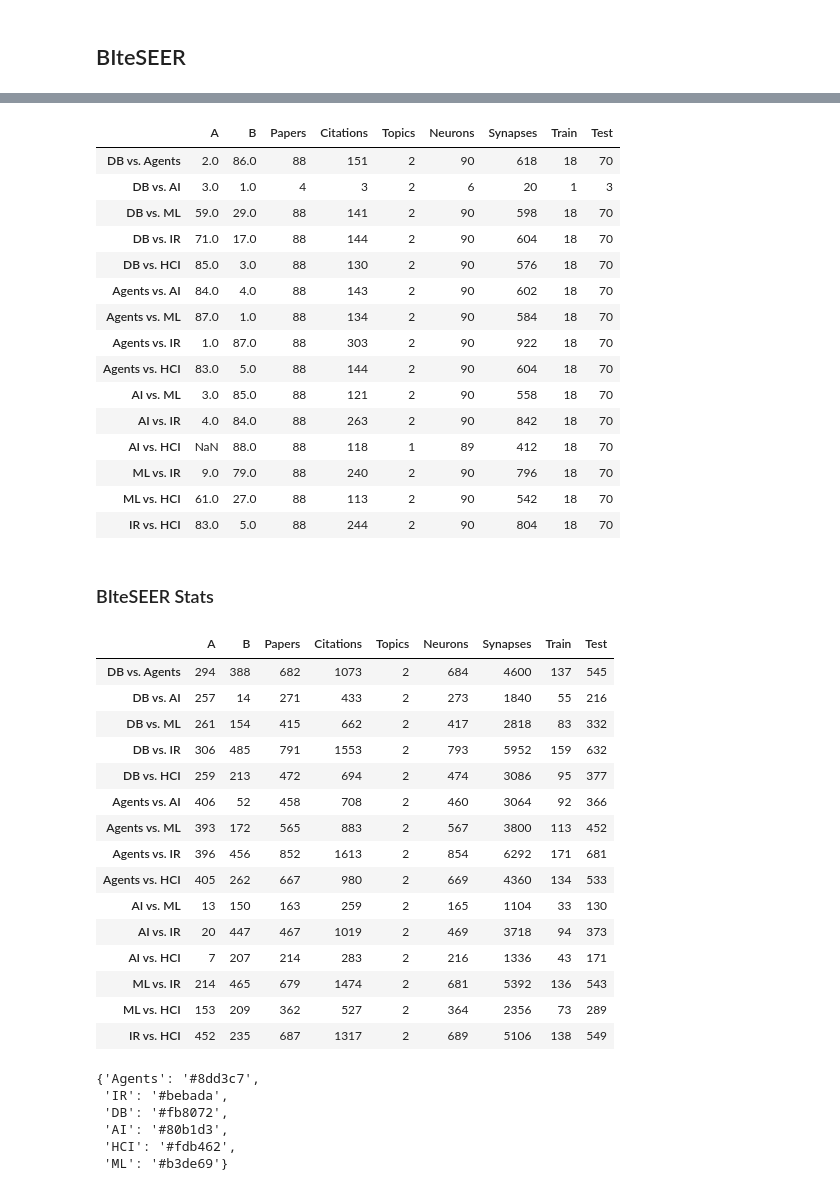
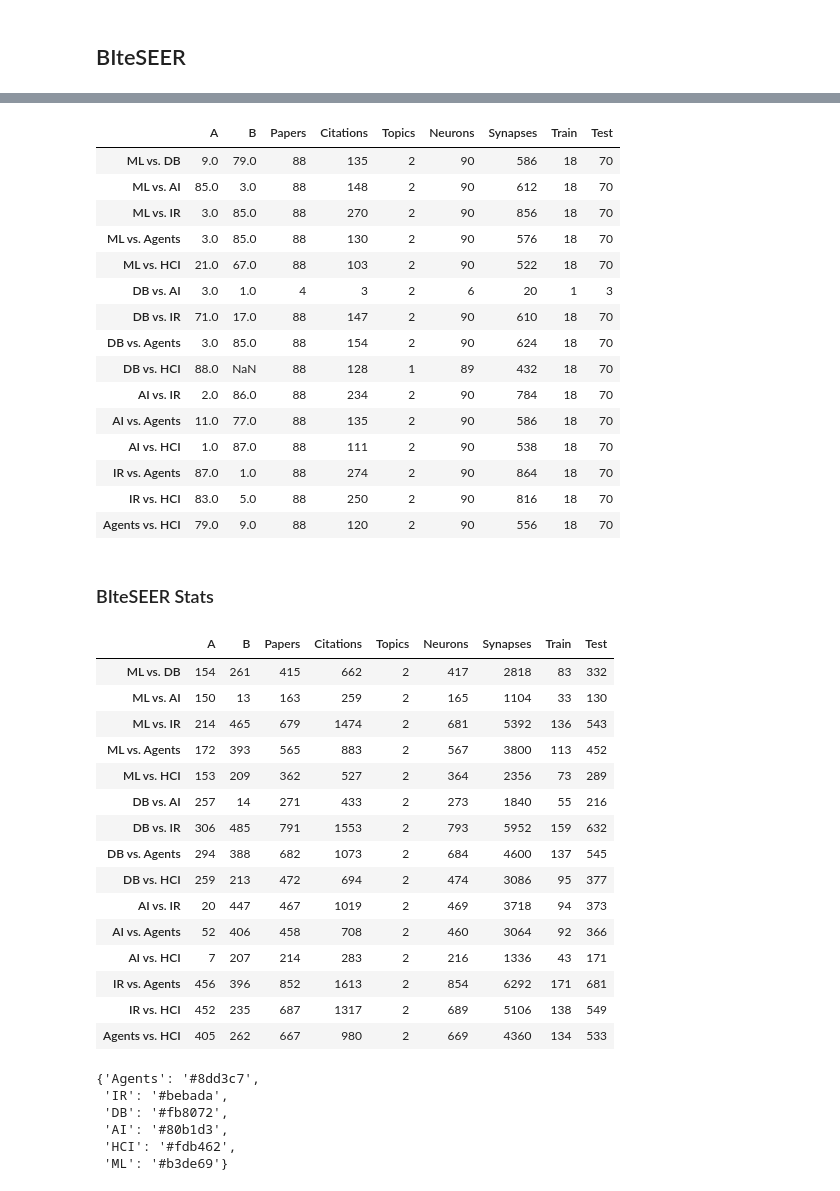
Before and after one commit to prasannadate/sgnn-superneuro, a Jupyter notebook: miniseer_maker.ipynb, the cells around one changed output, grey strips where cells are left out. Saved outputs shown, nothing was run; the diff lists cells and outputs as text; code cells hidden in the pictures.

```diff
--- a/miniseer_maker.ipynb
+++ b/miniseer_maker.ipynb
@@ -180,7 +190,7 @@ def writeout(papers, path_stem, train_idxs=None, test_idxs=None, metadata=''):
     with open(path.with_suffix('.cites'), 'w') as f:
         for paper in papers.values():
             for cite in paper.citations:
-                f.write(f"{paper.idx:s}\t{cite:s}\n")
+                f.write(f"{cite:s}\t{paper.idx:s}\n")
     if train_idxs is not None and test_idxs is not None:
         train_idxs = [str(idx) for idx in train_idxs]
         test_idxs = [str(idx) for idx in test_idxs]
@@ -250,7 +260,7 @@ def spider_papers(
     elif isinstance(rng, int):
         rng = np.random.default_rng(rng)
 
-    seed = rng.choice(list(papers)) if seed is None else seed
+    seed: int | str | Paper = rng.choice(list(papers)) if seed is None else seed
     new_papers: dict[str | int, Paper] = {}
     # A paper is terminal if all its citations are in new_papers
     terminals = set()
@@ -515,6 +541,6 @@ Text(0.5, 0, 'Number of Papers Cited (out-degree)')
 #         new[label]
 # %%
 alabels = sorted(labels)
-combos = list(it.combinations(labels, 2))
+combos = sorted(list(it.combinations(labels, 2)))
 [' vs. '.join(pair) for pair in combos]
 # %% [output]
@@ -560,7 +586,7 @@ for combo in combos:
 categories = pd.DataFrame({k: pd.Series(topics_counts(v[0], k)) for k, v in bites.items()}).T
 cols = ['Papers', 'Citations', 'Topics', 'Neurons', 'Synapses', 'Train', 'Test']
 stats = pd.DataFrame(columns=cols)
-for key, (dataset, train_idxs, test_idxs) in bites.items():
+for key, (dataset, train_idxs, _test_idxs) in bites.items():
     n_papers, n_citations, n_topics, neurons, synapses, n_train, n_test = how_many(dataset, train_idxs, do_print=False)
     stats.loc[key] = pd.Series([n_papers, n_citations, n_topics, neurons, synapses, n_train, n_test], index=cols)
 
@@ -569,21 +595,21 @@ pd.concat([categories, stats], axis=1)
 # categories
 # %% [output]
 |  | A | B | Papers | Citations | Topics | Neurons | Synapses | Train | Test |
-| DB vs. Agents | 2.0 | 86.0 | 88 | 151 | 2 | 90 | 618 | 18 | 70 |
+| ML vs. DB | 9.0 | 79.0 | 88 | 135 | 2 | 90 | 586 | 18 | 70 |
+| ML vs. AI | 85.0 | 3.0 | 88 | 148 | 2 | 90 | 612 | 18 | 70 |
+| ML vs. IR | 3.0 | 85.0 | 88 | 270 | 2 | 90 | 856 | 18 | 70 |
+| ML vs. Agents | 3.0 | 85.0 | 88 | 130 | 2 | 90 | 576 | 18 | 70 |
+| ML vs. HCI | 21.0 | 67.0 | 88 | 103 | 2 | 90 | 522 | 18 | 70 |
 | DB vs. AI | 3.0 | 1.0 | 4 | 3 | 2 | 6 | 20 | 1 | 3 |
-| DB vs. ML | 59.0 | 29.0 | 88 | 141 | 2 | 90 | 598 | 18 | 70 |
-| DB vs. IR | 71.0 | 17.0 | 88 | 144 | 2 | 90 | 604 | 18 | 70 |
-| DB vs. HCI | 85.0 | 3.0 | 88 | 130 | 2 | 90 | 576 | 18 | 70 |
-| Agents vs. AI | 84.0 | 4.0 | 88 | 143 | 2 | 90 | 602 | 18 | 70 |
-| Agents vs. ML | 87.0 | 1.0 | 88 | 134 | 2 | 90 | 584 | 18 | 70 |
-| Agents vs. IR | 1.0 | 87.0 | 88 | 303 | 2 | 90 | 922 | 18 | 70 |
-| Agents vs. HCI | 83.0 | 5.0 | 88 | 144 | 2 | 90 | 604 | 18 | 70 |
-| AI vs. ML | 3.0 | 85.0 | 88 | 121 | 2 | 90 | 558 | 18 | 70 |
-| AI vs. IR | 4.0 | 84.0 | 88 | 263 | 2 | 90 | 842 | 18 | 70 |
-| AI vs. HCI | NaN | 88.0 | 88 | 118 | 1 | 89 | 412 | 18 | 70 |
-| ML vs. IR | 9.0 | 79.0 | 88 | 240 | 2 | 90 | 796 | 18 | 70 |
-| ML vs. HCI | 61.0 | 27.0 | 88 | 113 | 2 | 90 | 542 | 18 | 70 |
-| IR vs. HCI | 83.0 | 5.0 | 88 | 244 | 2 | 90 | 804 | 18 | 70 |
+| DB vs. IR | 71.0 | 17.0 | 88 | 147 | 2 | 90 | 610 | 18 | 70 |
+| DB vs. Agents | 3.0 | 85.0 | 88 | 154 | 2 | 90 | 624 | 18 | 70 |
+| DB vs. HCI | 88.0 | NaN | 88 | 128 | 1 | 89 | 432 | 18 | 70 |
+| AI vs. IR | 2.0 | 86.0 | 88 | 234 | 2 | 90 | 784 | 18 | 70 |
+| AI vs. Agents | 11.0 | 77.0 | 88 | 135 | 2 | 90 | 586 | 18 | 70 |
+| AI vs. HCI | 1.0 | 87.0 | 88 | 111 | 2 | 90 | 538 | 18 | 70 |
+| IR vs. Agents | 87.0 | 1.0 | 88 | 274 | 2 | 90 | 864 | 18 | 70 |
+| IR vs. HCI | 83.0 | 5.0 | 88 | 250 | 2 | 90 | 816 | 18 | 70 |
+| Agents vs. HCI | 79.0 | 9.0 | 88 | 120 | 2 | 90 | 556 | 18 | 70 |
 # %% [markdown]
 ### BIteSEER Stats
 # %%
@@ -591,49 +617,49 @@ pd.concat([categories, stats], axis=1)
 
 bites = {}
 
 for combo in combos:
     new_idxs = [paper.idx for paper in miniseer.values() if paper.label in combo]
     bite, _removed = rebuild(copy.deepcopy(miniseer), new_idxs)  # rebuild after removing papers not in combo
     largest_component = sorted(components_undirected(bite), key=len, reverse=True)[0]
     bite, _removed = rebuild(bite, largest_component)  # rebuild after removing all but largest component
     # bite = cull_papers(bite, 88, rng=seed)
     new_train_idxs, new_test_idxs = train_test_split_indices(bite, test_size=0.8, rng=seed)
 
     bites[' vs. '.join(combo)] = (bite, new_train_idxs, new_test_idxs)
 
 
 for key, (dataset, train_idxs, test_idxs) in bites.items():
     name = key.replace(' vs. ', '_')
     writeout(dataset, f'data/biteseer/{name}', train_idxs, test_idxs, f"seed: {seed}")
 
 
 categories = pd.DataFrame({k: pd.Series(topics_counts(v[0], k)) for k, v in bites.items()}).T
 cols = ['Papers', 'Citations', 'Topics', 'Neurons', 'Synapses', 'Train', 'Test']
 stats = pd.DataFrame(columns=cols)
-for key, (dataset, train_idxs, test_idxs) in bites.items():
+for key, (dataset, train_idxs, _test_idxs) in bites.items():
     n_papers, n_citations, n_topics, neurons, synapses, n_train, n_test = how_many(dataset, train_idxs, do_print=False)
     stats.loc[key] = pd.Series([n_papers, n_citations, n_topics, neurons, synapses, n_train, n_test], index=cols)
 
 pd.concat([categories, stats], axis=1)
 # pd.concat([categories, pd.Series({'C': 999, 'D': 0}, name='ML vs. DB')], axis=1)
 # categories
 # %% [output]
 |  | A | B | Papers | Citations | Topics | Neurons | Synapses | Train | Test |
+| ML vs. DB | 154 | 261 | 415 | 662 | 2 | 417 | 2818 | 83 | 332 |
+| ML vs. AI | 150 | 13 | 163 | 259 | 2 | 165 | 1104 | 33 | 130 |
+| ML vs. IR | 214 | 465 | 679 | 1474 | 2 | 681 | 5392 | 136 | 543 |
+| ML vs. Agents | 172 | 393 | 565 | 883 | 2 | 567 | 3800 | 113 | 452 |
+| ML vs. HCI | 153 | 209 | 362 | 527 | 2 | 364 | 2356 | 73 | 289 |
+| DB vs. AI | 257 | 14 | 271 | 433 | 2 | 273 | 1840 | 55 | 216 |
+| DB vs. IR | 306 | 485 | 791 | 1553 | 2 | 793 | 5952 | 159 | 632 |
 | DB vs. Agents | 294 | 388 | 682 | 1073 | 2 | 684 | 4600 | 137 | 545 |
-| DB vs. AI | 257 | 14 | 271 | 433 | 2 | 273 | 1840 | 55 | 216 |
-| DB vs. ML | 261 | 154 | 415 | 662 | 2 | 417 | 2818 | 83 | 332 |
-| DB vs. IR | 306 | 485 | 791 | 1553 | 2 | 793 | 5952 | 159 | 632 |
 | DB vs. HCI | 259 | 213 | 472 | 694 | 2 | 474 | 3086 | 95 | 377 |
-| Agents vs. AI | 406 | 52 | 458 | 708 | 2 | 460 | 3064 | 92 | 366 |
-| Agents vs. ML | 393 | 172 | 565 | 883 | 2 | 567 | 3800 | 113 | 452 |
-| Agents vs. IR | 396 | 456 | 852 | 1613 | 2 | 854 | 6292 | 171 | 681 |
+| AI vs. IR | 20 | 447 | 467 | 1019 | 2 | 469 | 3718 | 94 | 373 |
+| AI vs. Agents | 52 | 406 | 458 | 708 | 2 | 460 | 3064 | 92 | 366 |
+| AI vs. HCI | 7 | 207 | 214 | 283 | 2 | 216 | 1336 | 43 | 171 |
+| IR vs. Agents | 456 | 396 | 852 | 1613 | 2 | 854 | 6292 | 171 | 681 |
+| IR vs. HCI | 452 | 235 | 687 | 1317 | 2 | 689 | 5106 | 138 | 549 |
 | Agents vs. HCI | 405 | 262 | 667 | 980 | 2 | 669 | 4360 | 134 | 533 |
-| AI vs. ML | 13 | 150 | 163 | 259 | 2 | 165 | 1104 | 33 | 130 |
-| AI vs. IR | 20 | 447 | 467 | 1019 | 2 | 469 | 3718 | 94 | 373 |
-| AI vs. HCI | 7 | 207 | 214 | 283 | 2 | 216 | 1336 | 43 | 171 |
-| ML vs. IR | 214 | 465 | 679 | 1474 | 2 | 681 | 5392 | 136 | 543 |
-| ML vs. HCI | 153 | 209 | 362 | 527 | 2 | 364 | 2356 | 73 | 289 |
-| IR vs. HCI | 452 | 235 | 687 | 1317 | 2 | 689 | 5106 | 138 | 549 |
 # %%
 # palette = ['#8dd3c7', '#bebada', '#fb8072', '#80b1d3', '#fdb462', '#b3de69']
 # colormap = dict(zip(alabels, palette))
```
Also changed, not shown: parts of 7 cells of this notebook, 4 other files.
